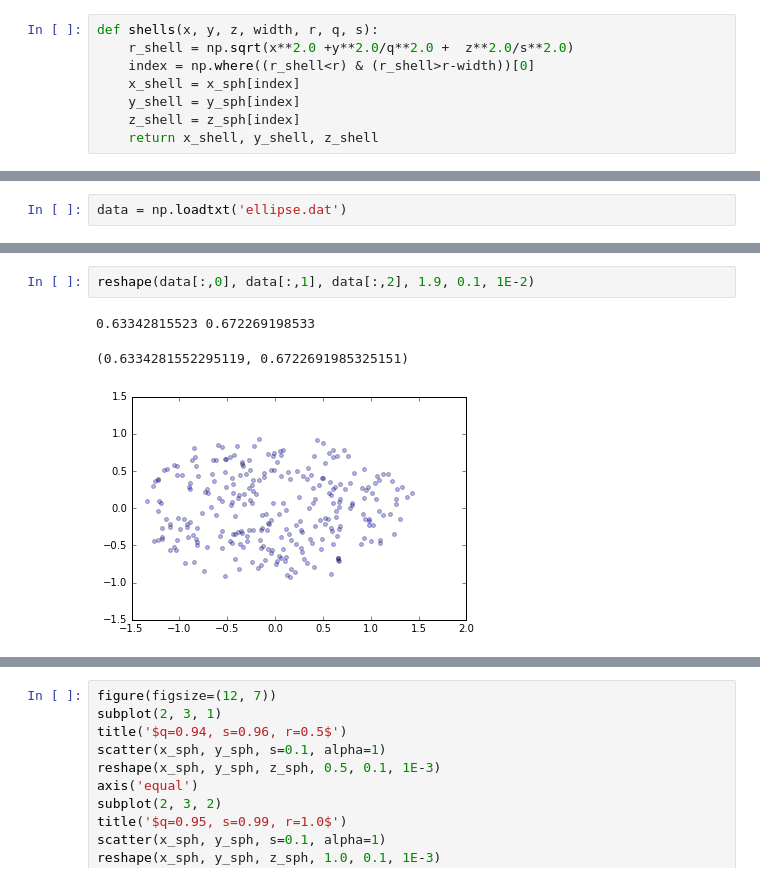
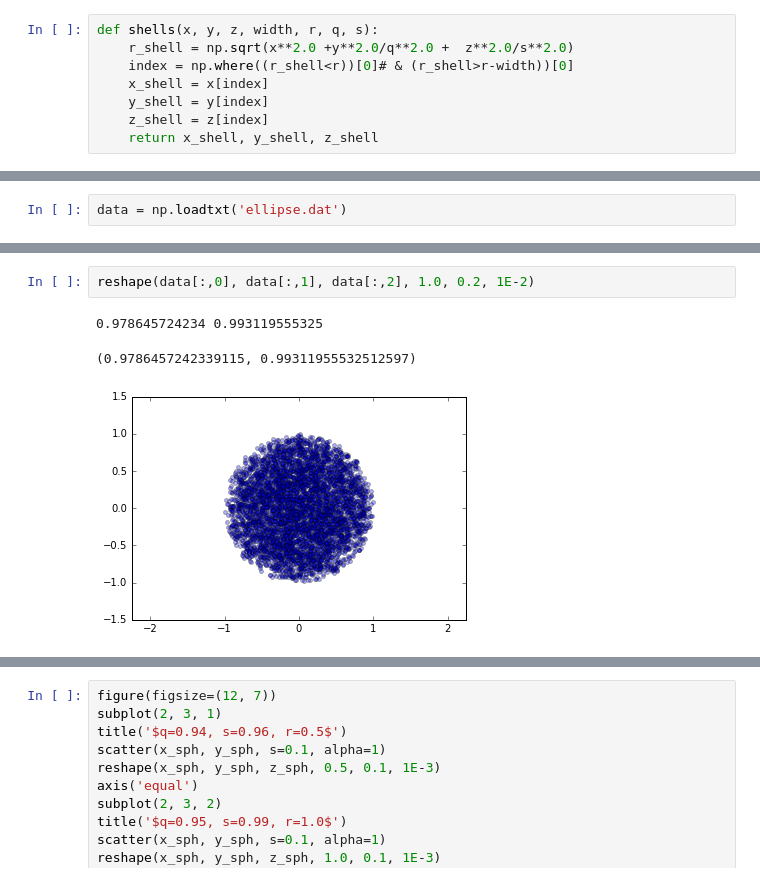
Before and after one commit to jngaravitoc/shapes, a Jupyter notebook: Shapes.ipynb, the cells around one changed output, grey strips where cells are left out. Saved outputs shown, nothing was run; the diff lists cells and outputs as text.

```diff
--- a/Shapes.ipynb
+++ b/Shapes.ipynb
@@ -41,10 +41,10 @@ S_{i,j} = \dfrac{\sum_{k}  (r_{k})_i (r_{k})_j} {\sum_{k}  w(r_{ell})_k}
 # %%
 def shells(x, y, z, width, r, q, s):
     r_shell = np.sqrt(x**2.0 +y**2.0/q**2.0 +  z**2.0/s**2.0)
-    index = np.where((r_shell<r) & (r_shell>r-width))[0]
-    x_shell = x_sph[index]
-    y_shell = y_sph[index]
-    z_shell = z_sph[index]
+    index = np.where((r_shell<r))[0]# & (r_shell>r-width))[0]
+    x_shell = x[index]
+    y_shell = y[index]
+    z_shell = z[index]
     return x_shell, y_shell, z_shell
 # %%
 #Function that computes the Shape tensor
@@ -133,6 +107,6 @@ data = np.loadtxt('ellipse.dat')
 # %%
-reshape(data[:,0], data[:,1], data[:,2], 1.9, 0.1, 1E-2)
+reshape(data[:,0], data[:,1], data[:,2], 1.0, 0.2, 1E-2)
 # %% [output]
-0.63342815523 0.672269198533
+0.978645724234 0.993119555325
-(0.6334281552295119, 0.6722691985325151)
+(0.9786457242339115, 0.99311955532512597)
-[figure, old version]
+[figure, new version]
```
Also changed, not shown: parts of 6 cells of this notebook.
